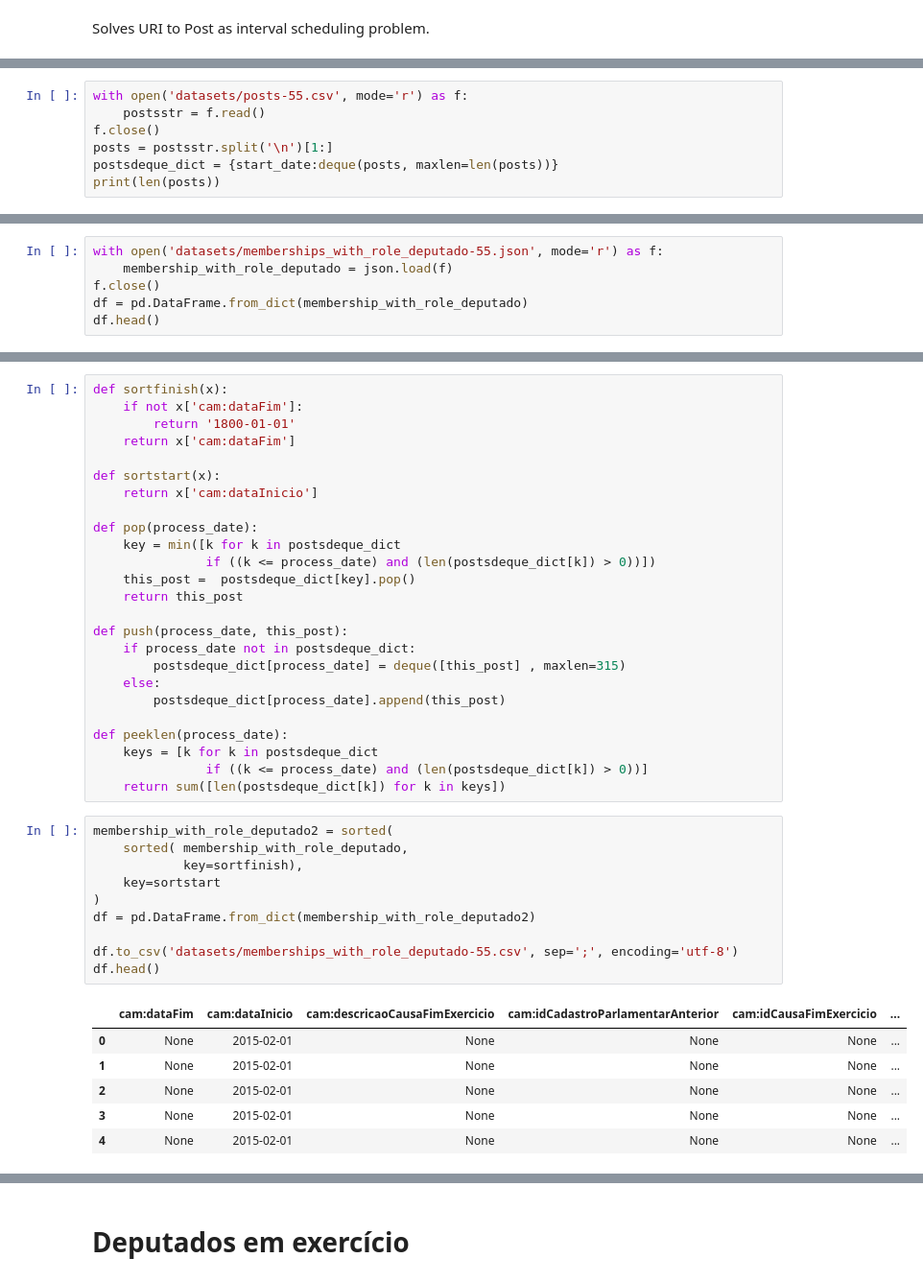
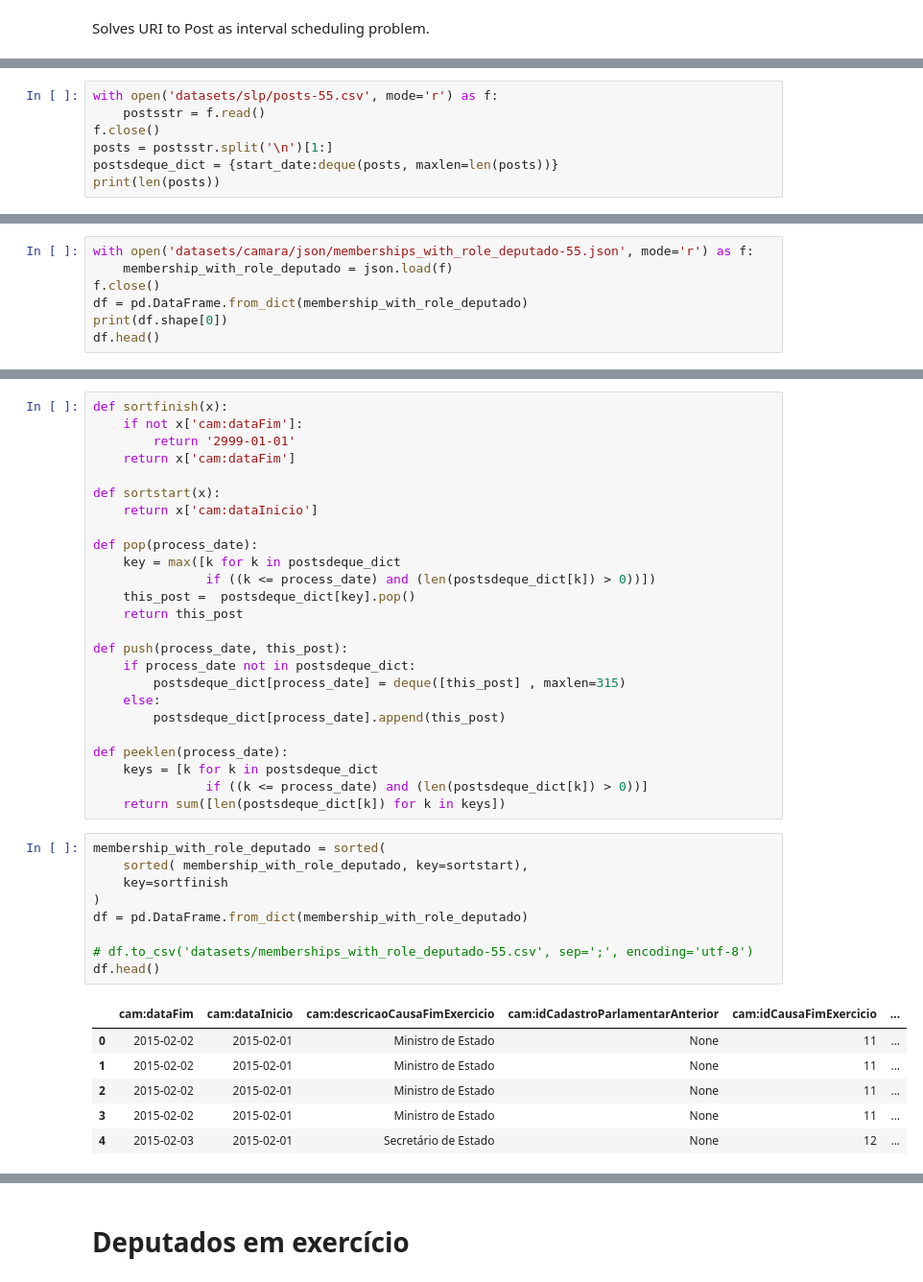
Before and after one commit to guilhermevarela/polare_scrapper, a Jupyter notebook: RoleDeputadoWithPosts.ipynb, the cells around one changed output, grey strips where cells are left out. Shown at 96% size. Cells and saved outputs as stored; diff of their text form.

```diff
--- a/RoleDeputadoWithPosts.ipynb
+++ b/RoleDeputadoWithPosts.ipynb
@@ -21,6 +21,6 @@ tree = ET.parse('datasets/ObterDeputados.xml') # api v1 this list is volatile an
 xmlstr_current_congressmen = ET.tostring(tree.getroot(), encoding='utf-8', method='xml')
 # %%
-with open('datasets/posts-55.csv', mode='r') as f:
+with open('datasets/slp/posts-55.csv', mode='r') as f:
     postsstr = f.read()
 f.close()
 posts = postsstr.split('\n')[1:]
@@ -31,7 +31,8 @@ print(len(posts))
 # %%
-with open('datasets/memberships_with_role_deputado-55.json', mode='r') as f:
+with open('datasets/camara/json/memberships_with_role_deputado-55.json', mode='r') as f:
     membership_with_role_deputado = json.load(f)
 f.close()
 df = pd.DataFrame.from_dict(membership_with_role_deputado)
+print(df.shape[0])
 df.head()
 # %% [output]
@@ -44,14 +62,14 @@ df.head()
 # %%
 def sortfinish(x):
     if not x['cam:dataFim']:
-        return '1800-01-01'
+        return '2999-01-01'
     return x['cam:dataFim']
 
 def sortstart(x):
     return x['cam:dataInicio']
 
 def pop(process_date):
-    key = min([k for k in postsdeque_dict
+    key = max([k for k in postsdeque_dict
                if ((k <= process_date) and (len(postsdeque_dict[k]) > 0))])
     this_post =  postsdeque_dict[key].pop()
     return this_post
@@ -67,21 +85,20 @@ def peeklen(process_date):
                if ((k <= process_date) and (len(postsdeque_dict[k]) > 0))]
     return sum([len(postsdeque_dict[k]) for k in keys])
 # %%
-membership_with_role_deputado2 = sorted(
-    sorted( membership_with_role_deputado,
-            key=sortfinish),
-    key=sortstart
+membership_with_role_deputado = sorted(
+    sorted( membership_with_role_deputado, key=sortstart),
+    key=sortfinish
 )
-df = pd.DataFrame.from_dict(membership_with_role_deputado2)
+df = pd.DataFrame.from_dict(membership_with_role_deputado)
 
-df.to_csv('datasets/memberships_with_role_deputado-55.csv', sep=';', encoding='utf-8')
+# df.to_csv('datasets/memberships_with_role_deputado-55.csv', sep=';', encoding='utf-8')
 df.head()
 # %% [output]
 |  | cam:dataFim | cam:dataInicio | cam:descricaoCausaFimExercicio | cam:idCadastroParlamentarAnterior | cam:idCausaFimExercicio | ... |
-| 0 | None | 2015-02-01 | None | None | None | ... |
-| 1 | None | 2015-02-01 | None | None | None | ... |
-| 2 | None | 2015-02-01 | None | None | None | ... |
-| 3 | None | 2015-02-01 | None | None | None | ... |
-| 4 | None | 2015-02-01 | None | None | None | ... |
+| 0 | 2015-02-02 | 2015-02-01 | Ministro de Estado | None | 11 | ... |
+| 1 | 2015-02-02 | 2015-02-01 | Ministro de Estado | None | 11 | ... |
+| 2 | 2015-02-02 | 2015-02-01 | Ministro de Estado | None | 11 | ... |
+| 3 | 2015-02-02 | 2015-02-01 | Ministro de Estado | None | 11 | ... |
+| 4 | 2015-02-03 | 2015-02-01 | Secretário de Estado | None | 12 | ... |
 # %%
 total_posts = peeklen('2999-01-01')
```
Also changed, not shown: parts of 11 cells of this notebook, 9 other files.
